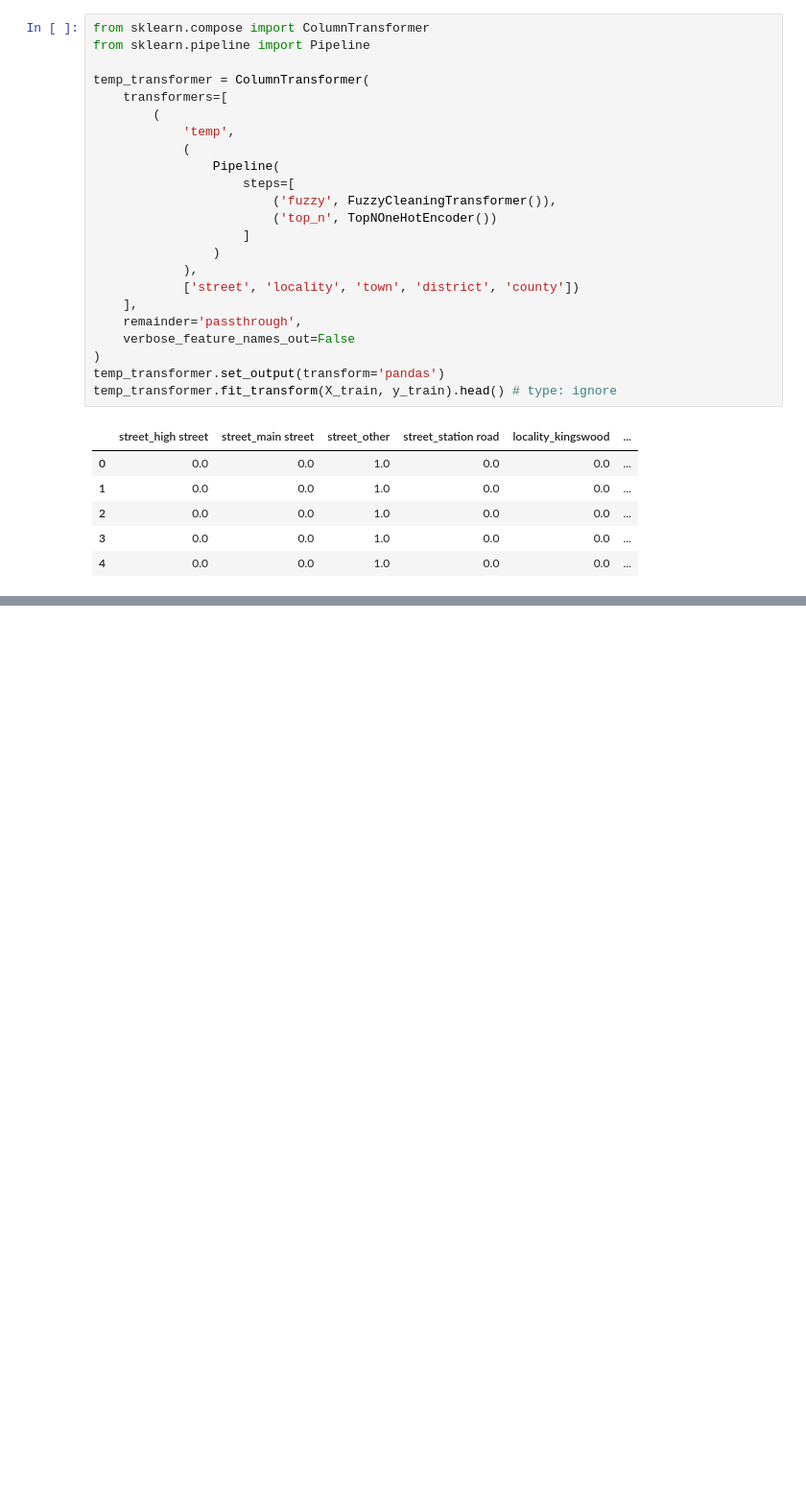
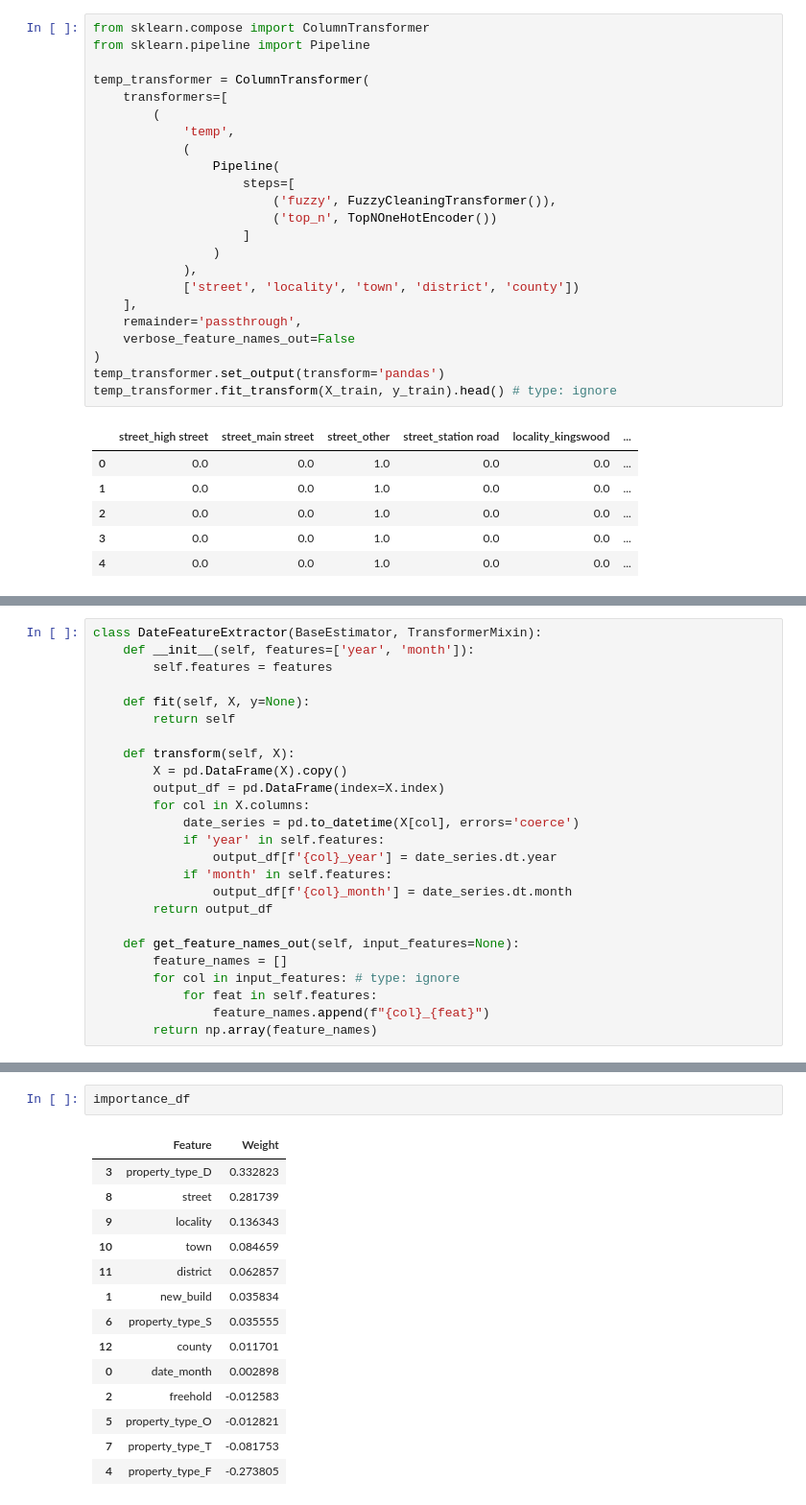
Before and after one commit to rbennum/house-price-prediction, a Jupyter notebook: notebooks/uk_house_price.ipynb, the cells around one changed output, grey strips where cells are left out. Shown at 96% size. Drawn from its saved outputs; the diff is of its cells as text; blank space fills up the shorter version.

```diff
--- a/notebooks/uk_house_price.ipynb
+++ b/notebooks/uk_house_price.ipynb
@@ -534,0 +490,25 @@ poly.fit_transform(df_temp[['price']])
+# %%
+class DateFeatureExtractor(BaseEstimator, TransformerMixin):
+    def __init__(self, features=['year', 'month']):
+        self.features = features
+
+    def fit(self, X, y=None):
+        return self
+
+    def transform(self, X):
+        X = pd.DataFrame(X).copy()
+        output_df = pd.DataFrame(index=X.index)
+        for col in X.columns:
+            date_series = pd.to_datetime(X[col], errors='coerce')
+            if 'year' in self.features:
+                output_df[f'{col}_year'] = date_series.dt.year
+            if 'month' in self.features:
+                output_df[f'{col}_month'] = date_series.dt.month
+        return output_df
+
+    def get_feature_names_out(self, input_features=None):
+        feature_names = []
+        for col in input_features: # type: ignore
+            for feat in self.features:
+                feature_names.append(f"{col}_{feat}")
+        return np.array(feature_names)
@@ -534,0 +677,17 @@ poly.fit_transform(df_temp[['price']])
+# %%
+importance_df
+# %% [output]
+|  | Feature | Weight |
+| 3 | property_type_D | 0.332823 |
+| 8 | street | 0.281739 |
+| 9 | locality | 0.136343 |
+| 10 | town | 0.084659 |
+| 11 | district | 0.062857 |
+| 1 | new_build | 0.035834 |
+| 6 | property_type_S | 0.035555 |
+| 12 | county | 0.011701 |
+| 0 | date_month | 0.002898 |
+| 2 | freehold | -0.012583 |
+| 5 | property_type_O | -0.012821 |
+| 7 | property_type_T | -0.081753 |
+| 4 | property_type_F | -0.273805 |
```
Also changed, not shown: parts of 31 cells of this notebook, 1 other file.
